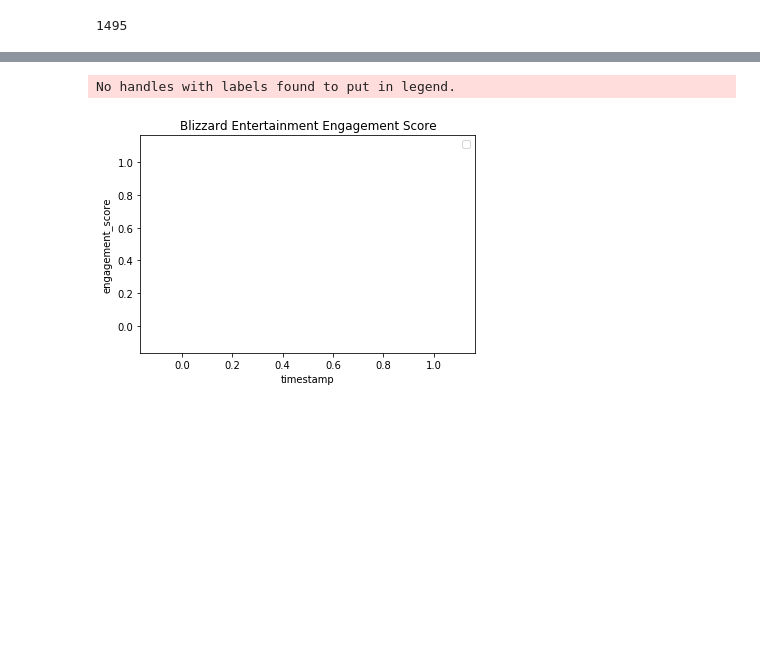
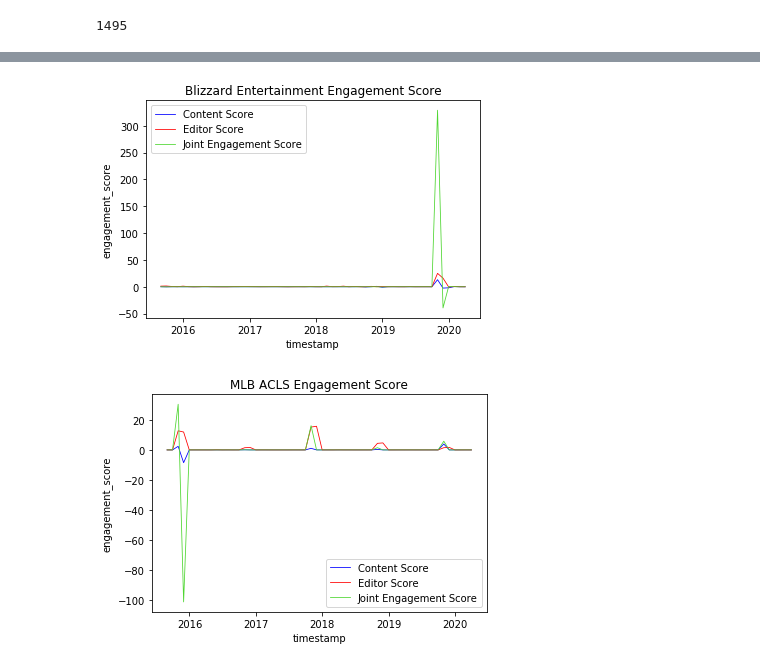
Before and after one commit to Jonwlin/DSC180B, a Jupyter notebook: notebooks/WikiEngagementEDA.ipynb, the cells around one changed output, grey strips where cells are left out. Drawn from its saved outputs; the diff is of its cells as text; code cells hidden in the pictures; blank space fills up the shorter version.

```diff
--- a/notebooks/WikiEngagementEDA.ipynb
+++ b/notebooks/WikiEngagementEDA.ipynb
@@ -306,4 +276,6 @@ joint_blizzard
 # %%
+joint_blizzard = engagement_df[engagement_df['article_title'] == "Blizzard_Entertainment"]
+
 sns.set_context(rc={"lines.linewidth": .80})
 
 ax = sns.lineplot(x='timestamp', y='content_score', data=joint_blizzard, label="Content Score", color="blue")
@@ -319,5 +291,20 @@ ax.legend()
 
 plt.show()
 # %% [output]
-No handles with labels found to put in legend.
-[figure, old version]
+[figure, new version]
+# %%
+joint_mlb = engagement_df[engagement_df['article_title'] == "American_League_Championship_Series"]
+
+ax = sns.lineplot(x='timestamp', y='content_score', data=joint_mlb, label="Content Score", color="blue")
+ax.set_title("MLB ACLS Content Score")
+
+ax = sns.lineplot(x='timestamp', y='editor_score', data=joint_mlb, label="Editor Score", color="red")
+ax.set_title("MLB ACLS Editor Score")
+
+ax = sns.lineplot(x='timestamp', y='engagement_score', data=joint_mlb, label="Joint Engagement Score", color="#4FD632")
+ax.set_title("MLB ACLS Engagement Score")
+ax.legend()
+
+plt.show()
+# %% [output]
+[figure, added]
```
Also changed, not shown: parts of 21 cells of this notebook, 2 other files.
